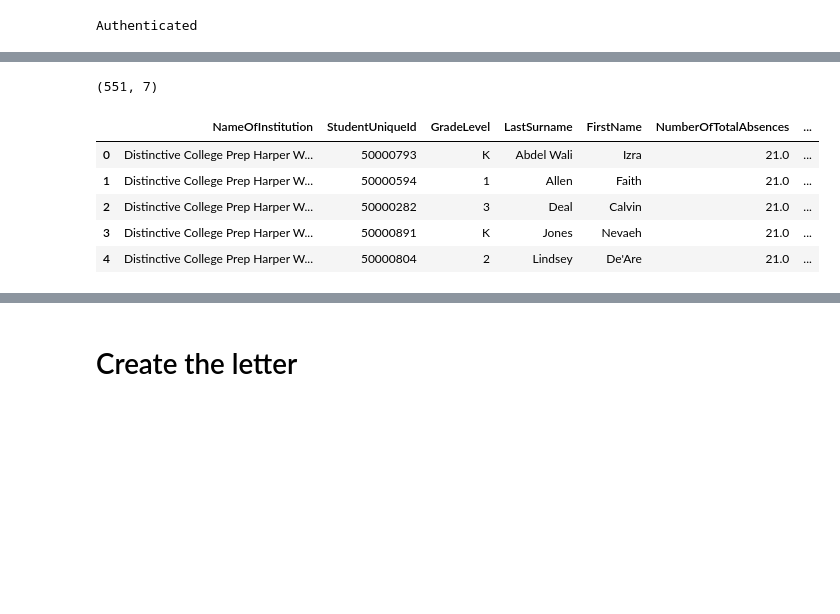
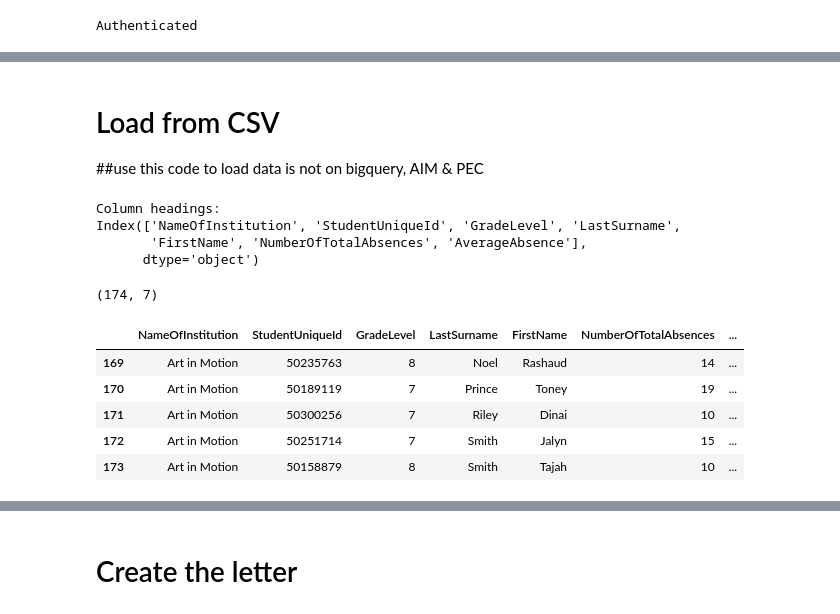
Before and after one commit to tianchu-shu/DataMade, a Jupyter notebook: Chronic_Absenteeism.ipynb, the cells around one changed output, grey strips where cells are left out. Cells and saved outputs as stored; diff of their text form; code cells hidden in the pictures; blank space fills up the shorter version.

```diff
--- a/Chronic_Absenteeism.ipynb
+++ b/Chronic_Absenteeism.ipynb
@@ -28,13 +54,36 @@ FROM `ds-student-data.Distinctive.ChronicAbsence`
+# %% [markdown]
+# Load from CSV
+
+##use this code to load data is not on bigquery, AIM & PEC
+# %%
+#Data saved in csv/excel
+import pandas as pd
+import glob, os
+
+data_dir= '/content/gdrive/My Drive/Chronic_absenteeism_letter/'
+filen = '2.13ChronicAbsence.csv'
+
+os.chdir(data_dir)
+
+df=pd.read_csv(filen)
+
+print("Column headings:")
+print(df.columns)
+# %% [output]
+Column headings:
+Index(['NameOfInstitution', 'StudentUniqueId', 'GradeLevel', 'LastSurname',
+       'FirstName', 'NumberOfTotalAbsences', 'AverageAbsence'],
+      dtype='object')
 # %%
 df.shape
 # %% [output]
-(551, 7)
+(174, 7)
 # %%
-df.head()
+df.tail()
 # %% [output]
 |  | NameOfInstitution | StudentUniqueId | GradeLevel | LastSurname | FirstName | NumberOfTotalAbsences | ... |
-| 0 | Distinctive College Prep Harper W... | 50000793 | K | Abdel Wali | Izra | 21.0 | ... |
-| 1 | Distinctive College Prep Harper W... | 50000594 | 1 | Allen | Faith | 21.0 | ... |
-| 2 | Distinctive College Prep Harper W... | 50000282 | 3 | Deal | Calvin | 21.0 | ... |
-| 3 | Distinctive College Prep Harper W... | 50000891 | K | Jones | Nevaeh | 21.0 | ... |
-| 4 | Distinctive College Prep Harper W... | 50000804 | 2 | Lindsey | De'Are | 21.0 | ... |
+| 169 | Art in Motion | 50235763 | 8 | Noel | Rashaud | 14 | ... |
+| 170 | Art in Motion | 50189119 | 7 | Prince | Toney | 19 | ... |
+| 171 | Art in Motion | 50300256 | 7 | Riley | Dinai | 10 | ... |
+| 172 | Art in Motion | 50251714 | 7 | Smith | Jalyn | 15 | ... |
+| 173 | Art in Motion | 50158879 | 8 | Smith | Tajah | 10 | ... |
```
Also changed, not shown: parts of 46 cells of this notebook.
